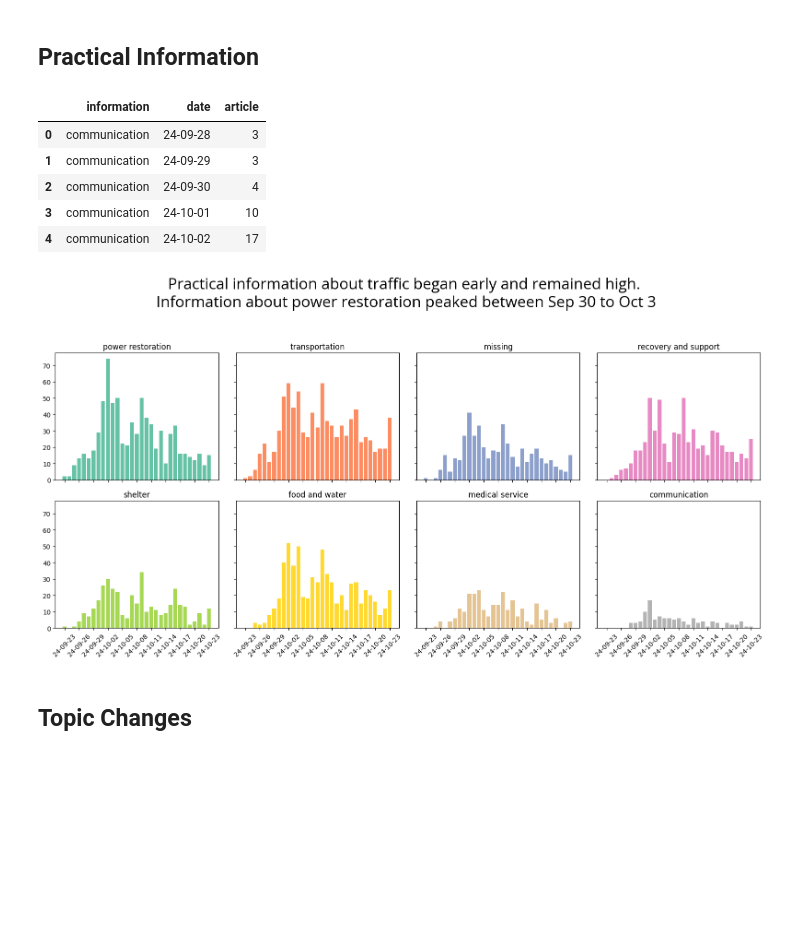
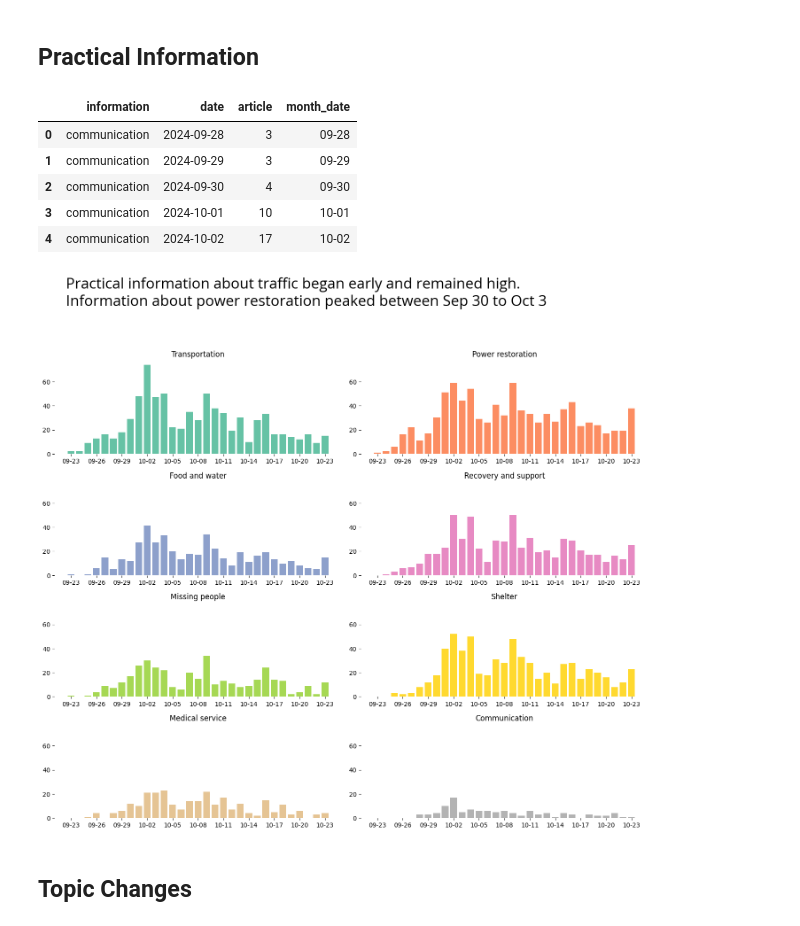
Before and after one commit to yanansun0074/helene_coverage, a Jupyter notebook: news_visualization.ipynb, the cells around one changed output. Drawn from its saved outputs; the diff is of its cells as text; code cells hidden in the pictures; blank space fills up the shorter version.

Commit message:
Edited graphics

```diff
--- a/news_visualization.ipynb
+++ b/news_visualization.ipynb
@@ -34,32 +34,44 @@ plt.show()
 ## Practical Information
 # %%
 practical_date = pd.read_csv("graphics_data/practical_info_date.csv")
+practical_date['date'] = pd.to_datetime(practical_date['date'], yearfirst=True)
+practical_date['month_date'] = practical_date['date'].dt.strftime('%m-%d')
 practical_date.head()
 # %% [output]
-|  | information | date | article |
-| 0 | communication | 24-09-28 | 3 |
-| 1 | communication | 24-09-29 | 3 |
-| 2 | communication | 24-09-30 | 4 |
-| 3 | communication | 24-10-01 | 10 |
-| 4 | communication | 24-10-02 | 17 |
+|  | information | date | article | month_date |
+| 0 | communication | 2024-09-28 | 3 | 09-28 |
+| 1 | communication | 2024-09-29 | 3 | 09-29 |
+| 2 | communication | 2024-09-30 | 4 | 09-30 |
+| 3 | communication | 2024-10-01 | 10 | 10-01 |
+| 4 | communication | 2024-10-02 | 17 | 10-02 |
 # %%
 # categories = practical_date[practical_date['information'].isna() == False]['information'].unique()
 categories = practical_date.groupby('information')['article'].count().reset_index().sort_values('article',ascending = False)['information'].unique()
-fig, axes = plt.subplots(2, 4, figsize=(16, 8), sharex=True, sharey=True)
+titles = ['Transportation', 'Power restoration', 'Food and water', 'Recovery and support', 'Missing people', 'Shelter', 'Medical service', 'Communication']
+fig, axes = plt.subplots(4, 2, figsize=(14, 12), sharex=True, sharey=True)
 colors = sns.color_palette('Set2', len(categories))  # Generate distinct colors
 i_color = 0
-# plt.title("News Pieces with Practical Information Over Time")
-fig.suptitle("Practical information about traffic began early and remained high.\n Information about power restoration peaked between Sep 30 to Oct 3", fontsize=24, y=1.05, font=font, fontweight = 10)
+fig.suptitle("Practical information about traffic began early and remained high.\nInformation about power restoration peaked between Sep 30 to Oct 3", fontsize=24, y=1.05, font=font, fontweight = 'bold', x=0.05, horizontalalignment='left')
 
-for ax, category in zip(axes.flat, categories):
-    sub_data = practical_date[practical_date['information'] == category].sort_values("date")
-    ax.bar(sub_data['date'], sub_data['article'], color=colors[i_color])
-    ax.set_title(category)
-    ax.tick_params(axis='x', rotation=45)
+for ax, category, title in zip(axes.flat, categories, titles):
+    sub_data = practical_date[practical_date['information'] == category].sort_values("month_date")
+    ax.bar(sub_data['month_date'], sub_data['article'], color=colors[i_color])
+    ax.set_title(title)
+
+    # Hide axes
+    for pos in ['right', 'top', 'bottom', 'left']:
+        ax.spines[pos].set_visible(False)
+    # ax.tick_params(axis='x', rotation=45)
+    ax.tick_params(top=False, which='both', bottom=True, left=True, right=False, labelleft='on', labelbottom='on')
+
     i_color+=1
 
 plt.xticks(ticks=ax.get_xticks()[::3])
-plt.tight_layout()
+plt.tight_layout(pad=1.2)
+# plt.margins(x=1, y=1)
 plt.show()
+
+# Save the transparent version
+fig.savefig('graphics_output/3_practical_info_date_tp.png', transparent=True)
 # %% [output]
-[figure, old version]
+[figure, new version]
```
Also changed, not shown: parts of 3 cells of this notebook, 16 other files.
